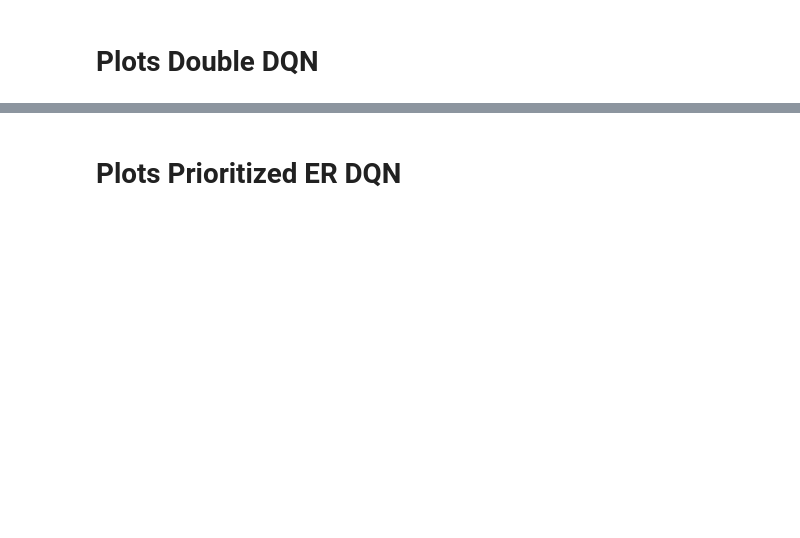
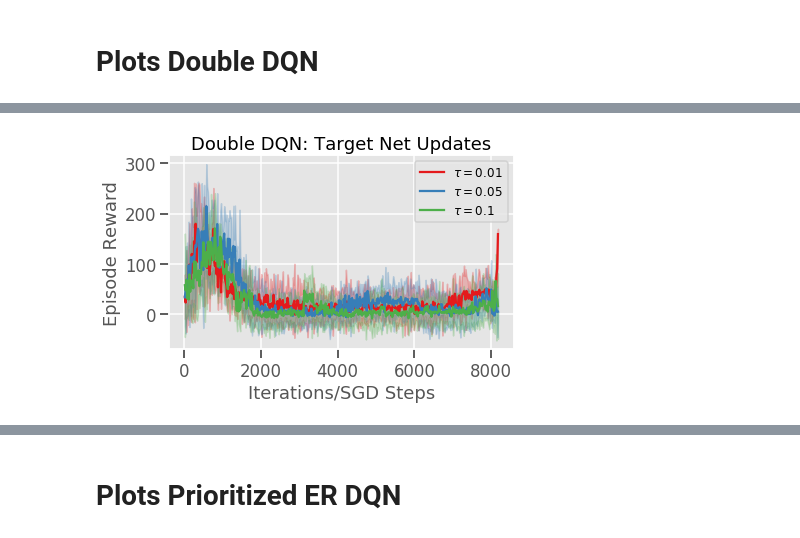
Before and after one commit to RobertTLange/deep-rl-tutorial, a Jupyter notebook: EXPERIMENTS_DQL/viz_results.ipynb, the cells around one changed output, grey strips where cells are left out. Cells and saved outputs as stored; diff of their text form; code cells hidden in the pictures; blank space fills up the shorter version.

```diff
--- a/EXPERIMENTS_DQL/viz_results.ipynb
+++ b/EXPERIMENTS_DQL/viz_results.ipynb
@@ -101,0 +165,28 @@ FileNotFoundError: [Errno 2] File b'logs/ddqn_soft_update_005.csv' does not exis
+# %%
+# Double Target Update Plot
+rew_1 = plt.plot(ddqn_soft_update_001.loc[:, "opt_counter"], ddqn_soft_update_001.loc[:, "rew_mean"], label=r"$\tau = 0.01$")
+plt.fill_between(ddqn_soft_update_001.loc[:, "opt_counter"],
+                 ddqn_soft_update_001.loc[:, "rew_mean"] - 2*ddqn_soft_update_001.loc[:, "rew_sd"],
+                 ddqn_soft_update_001.loc[:, "rew_mean"] + 2*ddqn_soft_update_001.loc[:, "rew_sd"],
+                 color=rew_1[0].get_color(), alpha=0.25)
+
+rew_2 = plt.plot(ddqn_soft_update_005.loc[:, "opt_counter"], ddqn_soft_update_005.loc[:, "rew_mean"], label=r"$\tau = 0.05$")
+plt.fill_between(ddqn_soft_update_005.loc[:, "opt_counter"],
+                 ddqn_soft_update_005.loc[:, "rew_mean"] - 2*ddqn_soft_update_005.loc[:, "rew_sd"],
+                 ddqn_soft_update_005.loc[:, "rew_mean"] + 2*ddqn_soft_update_005.loc[:, "rew_sd"],
+                 color=rew_2[0].get_color(), alpha=0.25)
+
+rew_3 = plt.plot(ddqn_soft_update_01.loc[:, "opt_counter"], ddqn_soft_update_01.loc[:, "rew_mean"], label=r"$\tau = 0.1$")
+plt.fill_between(ddqn_soft_update_01.loc[:, "opt_counter"],
+                 ddqn_soft_update_01.loc[:, "rew_mean"] - 2*ddqn_soft_update_01.loc[:, "rew_sd"],
+                 ddqn_soft_update_01.loc[:, "rew_mean"] + 2*ddqn_soft_update_01.loc[:, "rew_sd"],
+                 color=rew_3[0].get_color(), alpha=0.25)
+
+plt.xlabel("Iterations/SGD Steps")
+plt.ylabel("Episode Reward")
+plt.legend(fontsize=12)
+plt.title("Double DQN: Target Net Update")
+plt.tight_layout()
+plt.savefig(fig_dir + "ddqn_target_update.png", dpi=300)
+# %% [output]
+[figure, added]
```
Also changed, not shown: parts of 14 cells of this notebook, 46 other files.
